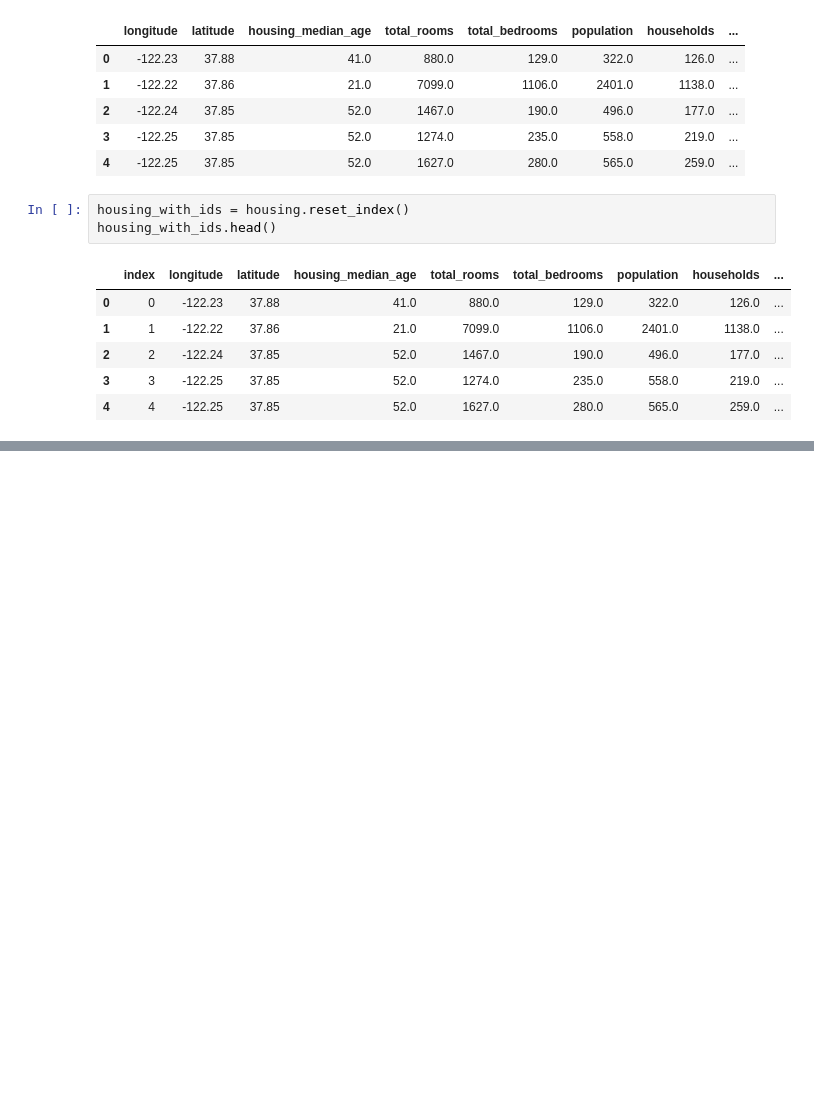
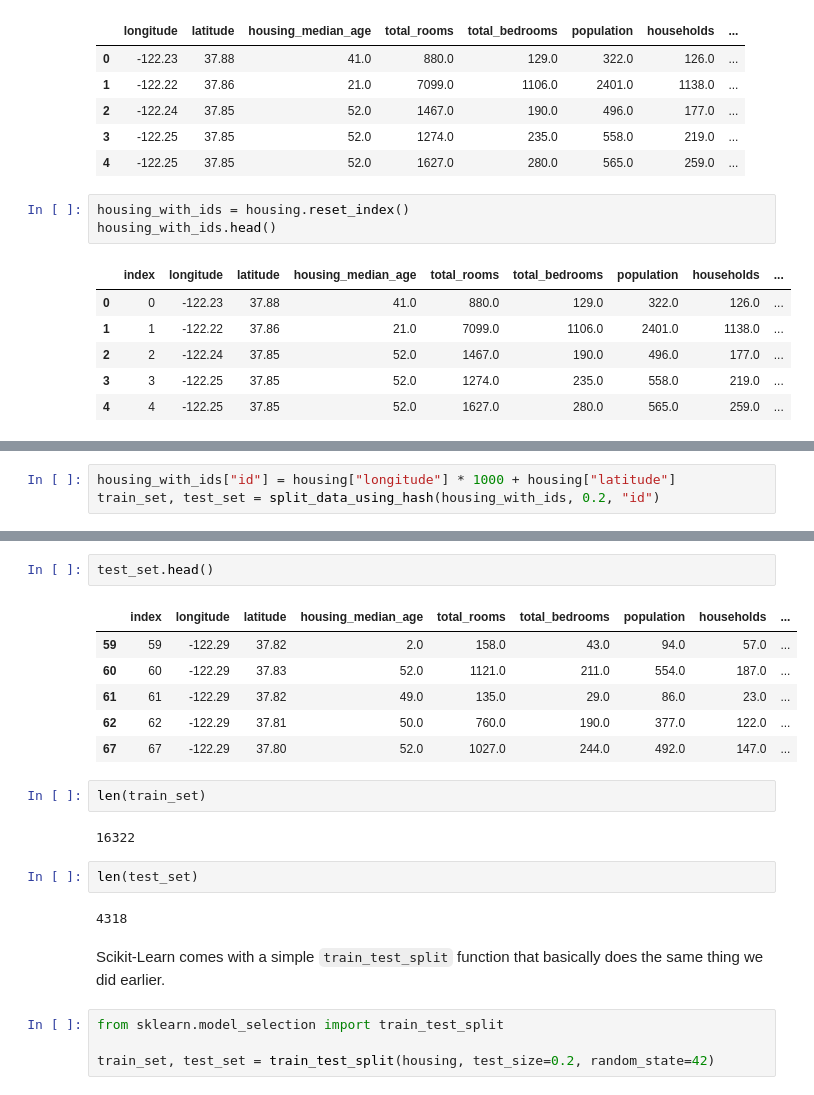
Before and after one commit to samoei/housing-price-predictor, a Jupyter notebook: notebooks/housing.ipynb, the cells around one changed output, grey strips where cells are left out. Saved outputs shown, nothing was run; the diff lists cells and outputs as text; blank space fills up the shorter version.

```diff
--- a/notebooks/housing.ipynb
+++ b/notebooks/housing.ipynb
@@ -185,0 +204,3 @@ TypeError: unhashable type: 'Series'
+# %%
+housing_with_ids["id"] = housing["longitude"] * 1000 + housing["latitude"]
+train_set, test_set = split_data_using_hash(housing_with_ids, 0.2, "id")
@@ -185,0 +225,23 @@ TypeError: unhashable type: 'Series'
+# %%
+test_set.head()
+# %% [output]
+|  | index | longitude | latitude | housing_median_age | total_rooms | total_bedrooms | population | households | ... |
+| 59 | 59 | -122.29 | 37.82 | 2.0 | 158.0 | 43.0 | 94.0 | 57.0 | ... |
+| 60 | 60 | -122.29 | 37.83 | 52.0 | 1121.0 | 211.0 | 554.0 | 187.0 | ... |
+| 61 | 61 | -122.29 | 37.82 | 49.0 | 135.0 | 29.0 | 86.0 | 23.0 | ... |
+| 62 | 62 | -122.29 | 37.81 | 50.0 | 760.0 | 190.0 | 377.0 | 122.0 | ... |
+| 67 | 67 | -122.29 | 37.80 | 52.0 | 1027.0 | 244.0 | 492.0 | 147.0 | ... |
+# %%
+len(train_set)
+# %% [output]
+16322
+# %%
+len(test_set)
+# %% [output]
+4318
+# %% [markdown]
+Scikit-Learn comes with a simple `train_test_split` function that basically does the same thing we did earlier.
+# %%
+from sklearn.model_selection import train_test_split
+
+train_set, test_set = train_test_split(housing, test_size=0.2, random_state=42)
```
Also changed, not shown: parts of 14 cells of this notebook, 1 other file.
